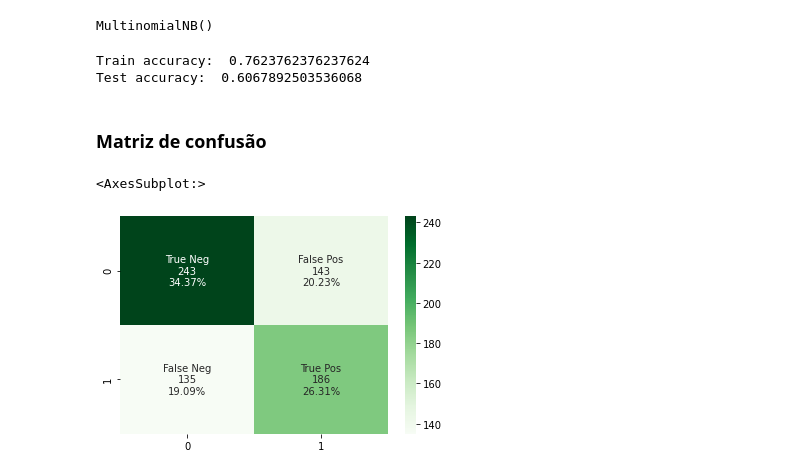
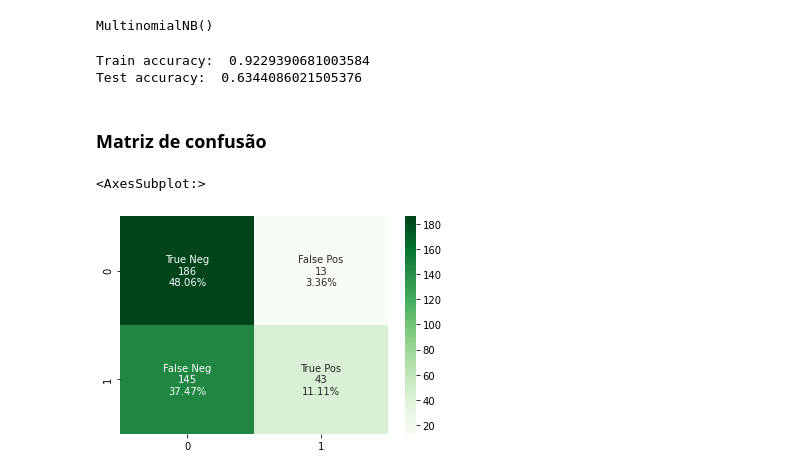
Before and after one commit to acassiopa/IGTI_ML_PA, a Jupyter notebook: model_training.ipynb, the cells around one changed output. Cells and saved outputs as stored; diff of their text form; code cells hidden in the pictures.

```diff
--- a/model_training.ipynb
+++ b/model_training.ipynb
@@ -20,0 +14,3 @@ news_df.head()
+# %%
+stock = 'VALE3'
+stock_df = news_df[news_df['code']==stock]
@@ -21,13 +24,16 @@ news_df.head()
 # %%
-train, test, cls_train, cls_test = train_test_split(news_df['prep_text'],
-                                                    news_df['cls_influence'],
-                                                    test_size = 0.1,
+train, test, cls_train, cls_test = train_test_split(stock_df['prep_text'],
+                                                    stock_df['cls_influence'],
+                                                    test_size = 0.25,
+                                                    stratify=stock_df['cls_influence'],
                                                     random_state = 42)
 # %%
-tfidf = TfidfVectorizer(ngram_range=(1,2)
-                        , max_df=0.5
-                        , sublinear_tf=True
-                        , max_features=20000)
+tfidf = TfidfVectorizer(ngram_range=(1,3)
+                        , max_df=0.15
+                        , min_df=0.001
+                        , sublinear_tf=True)
+                        # , max_features=10000)
 # %%
-tfidf_train = tfidf.fit_transform(train)
+tfidf_fit = tfidf.fit(train)
+tfidf_train = tfidf.transform(train)
 tfidf_test = tfidf.transform(test)
@@ -79,7 +50,7 @@ test_score = model.score(tfidf_test, cls_test)
 print('Train accuracy: ', train_score)
 print('Test accuracy: ', test_score)
 # %% [output]
-Train accuracy:  0.7623762376237624
-Test accuracy:  0.6067892503536068
+Train accuracy:  0.9229390681003584
+Test accuracy:  0.6344086021505376
 # %% [markdown]
 ### Matriz de confusão
@@ -88,11 +61,11 @@ cf_matrix = confusion_matrix(cls_test, predict)
 # %%
 group_names = ['True Neg','False Pos','False Neg','True Pos']
 group_counts = ['{0:0.0f}'.format(value) for value in cf_matrix.flatten()]
 group_percentages = ['{0:.2%}'.format(value) for value in cf_matrix.flatten()/np.sum(cf_matrix)]
 labels = [f'{v1}\n{v2}\n{v3}' for v1, v2, v3 in
           zip(group_names,group_counts,group_percentages)]
 labels = np.asarray(labels).reshape(2,2)
-sns.heatmap(cf_matrix, annot=labels, fmt='', cmap='Greens')
+heatmap(cf_matrix, annot=labels, fmt='', cmap='Greens')
 # %% [output]
 <AxesSubplot:>
-[figure, old version]
+[figure, new version]
```
Also changed, not shown: parts of 12 cells of this notebook, 15 other files.
